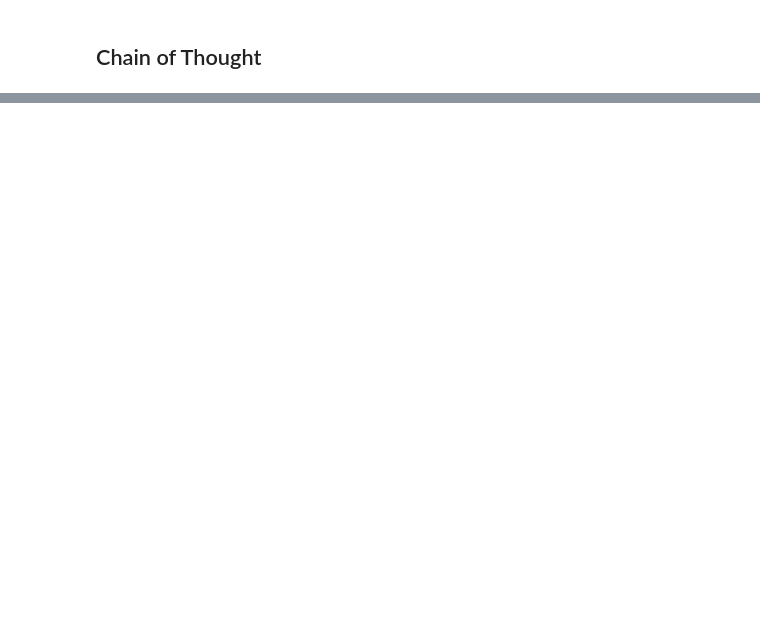
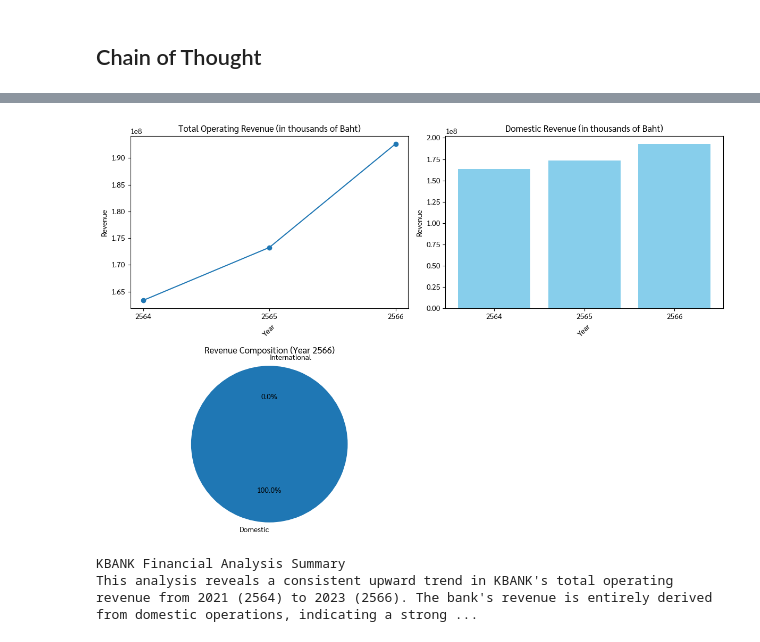
Before and after one commit to batprem/llm-balance-sheets, a Jupyter notebook: 02-balance-sheet-prompt.ipynb, the cells around one changed output, grey strips where cells are left out. Drawn from its saved outputs; the diff is of its cells as text; code cells hidden in the pictures; blank space fills up the shorter version.

```diff
--- a/02-balance-sheet-prompt.ipynb
+++ b/02-balance-sheet-prompt.ipynb
@@ -228,6 +375,10 @@ exec(python_code.strip("`").lstrip("python").strip())
 # %%
 python_code = get_gemini_completion(prompt, stream=True)
-exec(python_code.strip("`").lstrip("python").strip())
+exec(python_code.strip().strip("`").lstrip("python").strip())
+# %% [output]
+[figure, added]
+KBANK Financial Analysis Summary
+This analysis reveals a consistent upward trend in KBANK's total operating revenue from 2021 (2564) to 2023 (2566). The bank's revenue is entirely derived from domestic operations, indicating a strong ...
 # %%
 prompt = """
 The stock KBANK is a bussiness mentioned in Thai "ธนาคารกสิกรไทย จํากัด (มหาชน) ประกอบกิจการธนาคารพาณิชย์ ธุรกิจ หลักทรัพย์และธุรกิจท่ีเก่ียวเนื่องตามที่ได้รับอนุญาตไว้ในพระราชบัญญัติธุรกิจ สถาบันการเงินฯ และพระราชบัญญัติหลักทรัพย์และตลาดหลักทรัพย์ฯ และ ประกาศที่เกี่ยวข้อง โดย ณ วันที่ 31 ธันวาคม 2566 ธนาคารมีเครือข่ายสาขา จํานวน 809 สาขา และเครื่องอิเล็กทรอนิกส์สําหรับทําธุรกรรมด้วยตนเอง 10,903 เครื่อง ครอบคลุมทุกพื้นท่ีและเพียงพอต่อความต้องการของลูกค้า นอกจากน้ี ธนาคารมีเครือข่ายการให้บริการในต่างประเทศรวม 16 แห่ง ใน 8 ประเทศ มีศูนย์กลางการดําเนินงานและให้บริการท่ีสํานักงานใหญ่"
```
Also changed, not shown: parts of 10 cells of this notebook.
